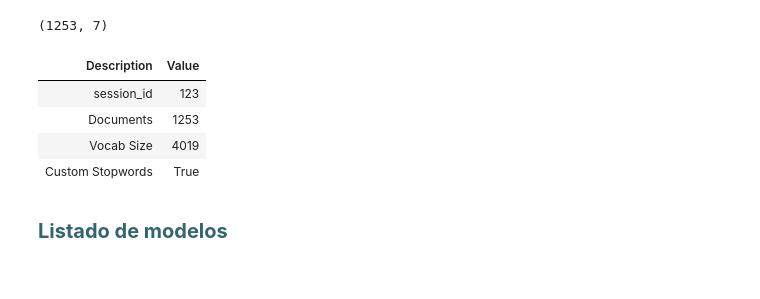
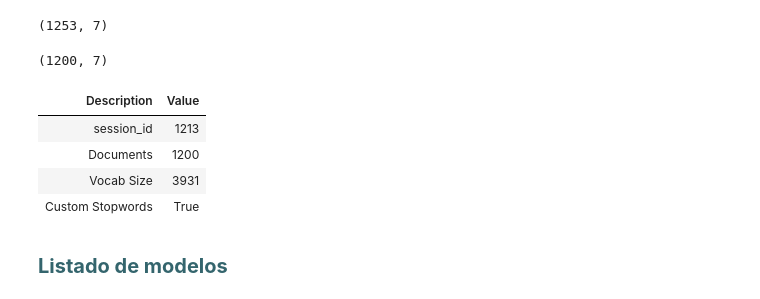
Before and after one commit to nicomorales/fallas2-ntbk, a Jupyter notebook: TP1.ipynb, the cells around one changed output. Drawn from its saved outputs; the diff is of its cells as text; code cells hidden in the pictures.

```diff
--- a/TP1.ipynb
+++ b/TP1.ipynb
@@ -119,16 +115,19 @@ df.shape
 # %%
 # Elegimos la muestra (analizar entre 1500 y 3000)
 #data = df.sample(1500, random_state=786).reset_index(drop=True)
-data = df
+data = df.sample(1200, random_state=786).reset_index(drop=True)
+data.shape
+# %% [output]
+(1200, 7)
 # %%
-stop_words=[ 'und', 'room', 'hotel', 'stay', 'good', 'bad', 'der', 'great', 'go', 'lot', 'staff']
+stop_words= ['make','room', 'hotel', 'stay', 'good', 'bad', 'und', 'der', 'great', 'go', 'lot', 'staff']
 
-exp_nlp101 = setup(data = data, target = 'text', session_id = 123, verbose=True, custom_stopwords=stop_words)
+exp_nlp101 = setup(data = data, target = 'text', session_id = 1213, verbose=True, custom_stopwords=stop_words)
 # %% [output]
 | Description | Value |
-| session_id | 123 |
-| Documents | 1253 |
-| Vocab Size | 4019 |
+| session_id | 1213 |
+| Documents | 1200 |
+| Vocab Size | 3931 |
 | Custom Stopwords | True |
 # %% [markdown]
 <a id = "1.0"></a>
```
Also changed, not shown: parts of 15 cells of this notebook, 2 other files.
